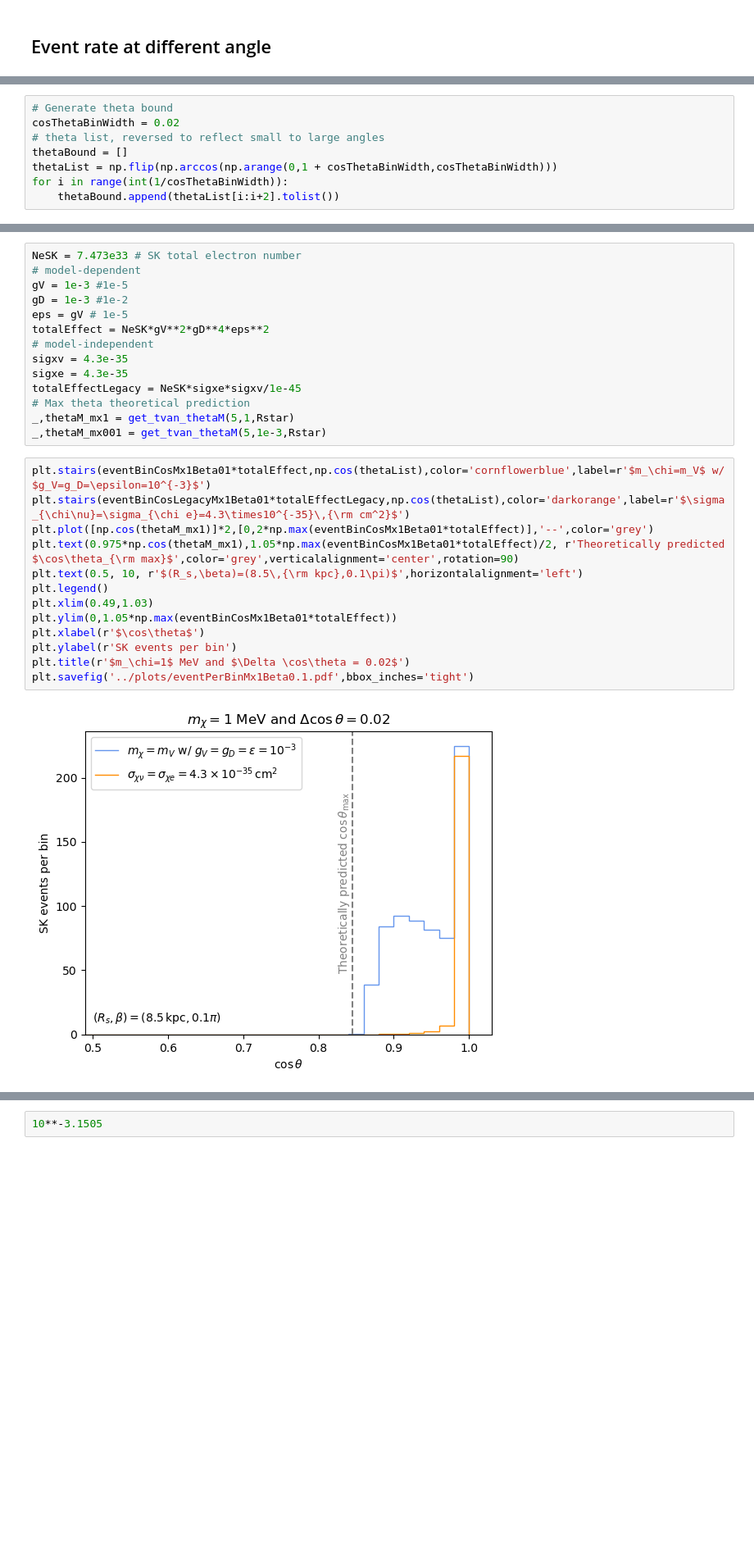
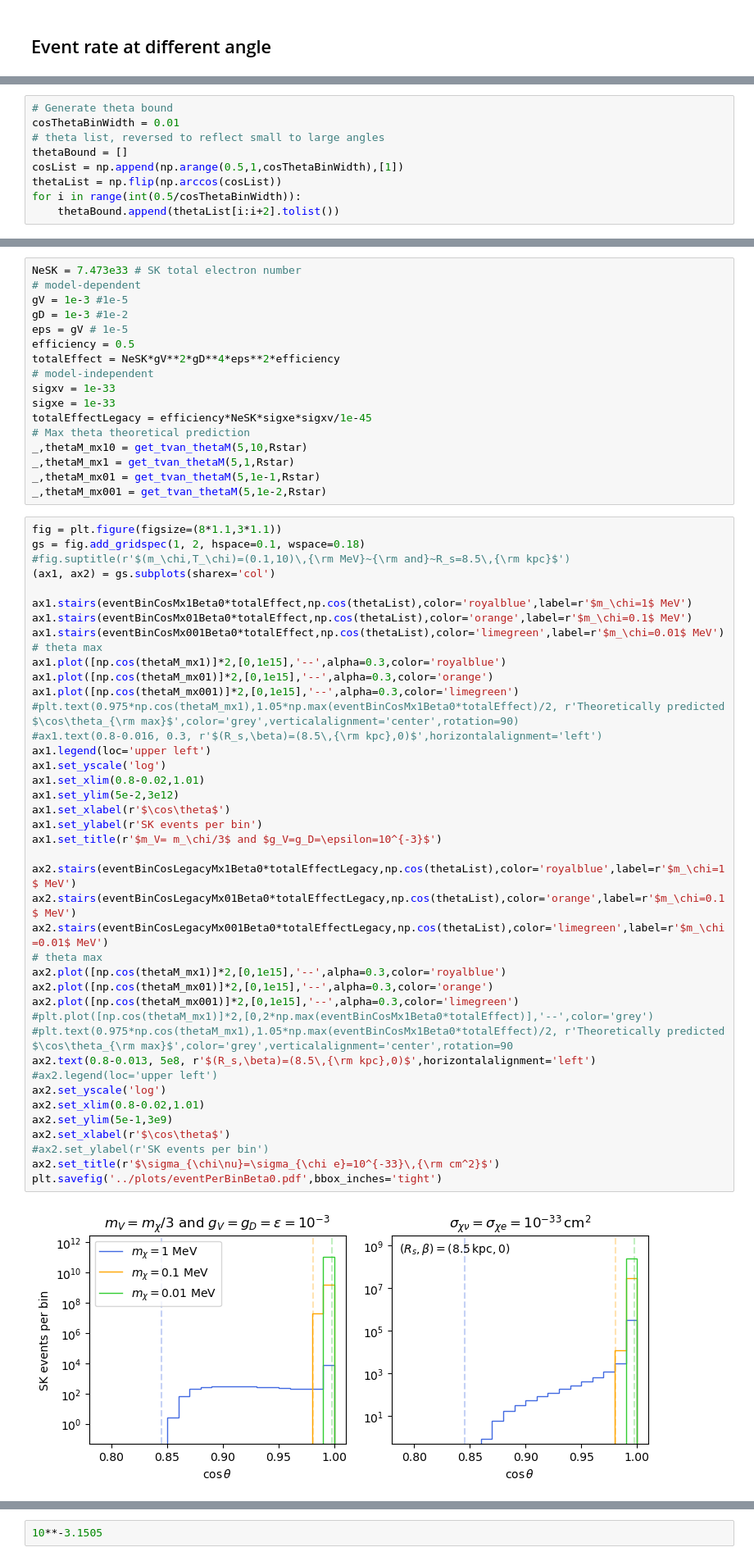
Before and after one commit to yenhsunlin/SNnuBDM2, a Jupyter notebook: src/example.ipynb, the cells around one changed output, grey strips where cells are left out. Shown at 82% size. Cells and saved outputs as stored; diff of their text form; blank space fills up the shorter version.

```diff
--- a/src/example.ipynb
+++ b/src/example.ipynb
@@ -408,10 +380,11 @@ def eventToF(thetaBound,tvan,mx,mV,Rstar,beta,legacy=False):
 # %%
 # Generate theta bound
-cosThetaBinWidth = 0.02
+cosThetaBinWidth = 0.01
 # theta list, reversed to reflect small to large angles
 thetaBound = []
-thetaList = np.flip(np.arccos(np.arange(0,1 + cosThetaBinWidth,cosThetaBinWidth)))
-for i in range(int(1/cosThetaBinWidth)):
+cosList = np.append(np.arange(0.5,1,cosThetaBinWidth),[1])
+thetaList = np.flip(np.arccos(cosList))
+for i in range(int(0.5/cosThetaBinWidth)):
     thetaBound.append(thetaList[i:i+2].tolist())
 # %%
 # cpu num
@@ -472,27 +474,58 @@ NeSK = 7.473e33 # SK total electron number
 gV = 1e-3 #1e-5
 gD = 1e-3 #1e-2
 eps = gV # 1e-5
-totalEffect = NeSK*gV**2*gD**4*eps**2
+efficiency = 0.5
+totalEffect = NeSK*gV**2*gD**4*eps**2*efficiency
 # model-independent
-sigxv = 4.3e-35
-sigxe = 4.3e-35
-totalEffectLegacy = NeSK*sigxe*sigxv/1e-45
+sigxv = 1e-33
+sigxe = 1e-33
+totalEffectLegacy = efficiency*NeSK*sigxe*sigxv/1e-45
 # Max theta theoretical prediction
+_,thetaM_mx10 = get_tvan_thetaM(5,10,Rstar)
 _,thetaM_mx1 = get_tvan_thetaM(5,1,Rstar)
-_,thetaM_mx001 = get_tvan_thetaM(5,1e-3,Rstar)
+_,thetaM_mx01 = get_tvan_thetaM(5,1e-1,Rstar)
+_,thetaM_mx001 = get_tvan_thetaM(5,1e-2,Rstar)
 # %%
-plt.stairs(eventBinCosMx1Beta01*totalEffect,np.cos(thetaList),color='cornflowerblue',label=r'$m_\chi=m_V$ w/ $g_V=g_D=\epsilon=10^{-3}$')
-plt.stairs(eventBinCosLegacyMx1Beta01*totalEffectLegacy,np.cos(thetaList),color='darkorange',label=r'$\sigma_{\chi\nu}=\sigma_{\chi e}=4.3\times10^{-35}\,{\rm cm^2}$')
-plt.plot([np.cos(thetaM_mx1)]*2,[0,2*np.max(eventBinCosMx1Beta01*totalEffect)],'--',color='grey')
-plt.text(0.975*np.cos(thetaM_mx1),1.05*np.max(eventBinCosMx1Beta01*totalEffect)/2, r'Theoretically predicted $\cos\theta_{\rm max}$',color='grey',verticalalignment='center',rotation=90)
-plt.text(0.5, 10, r'$(R_s,\beta)=(8.5\,{\rm kpc},0.1\pi)$',horizontalalignment='left')
-plt.legend()
-plt.xlim(0.49,1.03)
-plt.ylim(0,1.05*np.max(eventBinCosMx1Beta01*totalEffect))
-plt.xlabel(r'$\cos\theta$')
-plt.ylabel(r'SK events per bin')
-plt.title(r'$m_\chi=1$ MeV and $\Delta \cos\theta = 0.02$')
-plt.savefig('../plots/eventPerBinMx1Beta0.1.pdf',bbox_inches='tight')
+fig = plt.figure(figsize=(8*1.1,3*1.1))
+gs = fig.add_gridspec(1, 2, hspace=0.1, wspace=0.18)
+#fig.suptitle(r'$(m_\chi,T_\chi)=(0.1,10)\,{\rm MeV}~{\rm and}~R_s=8.5\,{\rm kpc}$')
+(ax1, ax2) = gs.subplots(sharex='col')
+
+ax1.stairs(eventBinCosMx1Beta0*totalEffect,np.cos(thetaList),color='royalblue',label=r'$m_\chi=1$ MeV')
+ax1.stairs(eventBinCosMx01Beta0*totalEffect,np.cos(thetaList),color='orange',label=r'$m_\chi=0.1$ MeV')
+ax1.stairs(eventBinCosMx001Beta0*totalEffect,np.cos(thetaList),color='limegreen',label=r'$m_\chi=0.01$ MeV')
+# theta max
+ax1.plot([np.cos(thetaM_mx1)]*2,[0,1e15],'--',alpha=0.3,color='royalblue')
+ax1.plot([np.cos(thetaM_mx01)]*2,[0,1e15],'--',alpha=0.3,color='orange')
+ax1.plot([np.cos(thetaM_mx001)]*2,[0,1e15],'--',alpha=0.3,color='limegreen')
+#plt.text(0.975*np.cos(thetaM_mx1),1.05*np.max(eventBinCosMx1Beta0*totalEffect)/2, r'Theoretically predicted $\cos\theta_{\rm max}$',color='grey',verticalalignment='center',rotation=90)
+#ax1.text(0.8-0.016, 0.3, r'$(R_s,\beta)=(8.5\,{\rm kpc},0)$',horizontalalignment='left')
+ax1.legend(loc='upper left')
+ax1.set_yscale('log')
+ax1.set_xlim(0.8-0.02,1.01)
+ax1.set_ylim(5e-2,3e12)
+ax1.set_xlabel(r'$\cos\theta$')
+ax1.set_ylabel(r'SK events per bin')
+ax1.set_title(r'$m_V= m_\chi/3$ and $g_V=g_D=\epsilon=10^{-3}$')
+
+ax2.stairs(eventBinCosLegacyMx1Beta0*totalEffectLegacy,np.cos(thetaList),color='royalblue',label=r'$m_\chi=1$ MeV')
+ax2.stairs(eventBinCosLegacyMx01Beta0*totalEffectLegacy,np.cos(thetaList),color='orange',label=r'$m_\chi=0.1$ MeV')
+ax2.stairs(eventBinCosLegacyMx001Beta0*totalEffectLegacy,np.cos(thetaList),color='limegreen',label=r'$m_\chi=0.01$ MeV')
+# theta max
+ax2.plot([np.cos(thetaM_mx1)]*2,[0,1e15],'--',alpha=0.3,color='royalblue')
+ax2.plot([np.cos(thetaM_mx01)]*2,[0,1e15],'--',alpha=0.3,color='orange')
+ax2.plot([np.cos(thetaM_mx001)]*2,[0,1e15],'--',alpha=0.3,color='limegreen')
+#plt.plot([np.cos(thetaM_mx1)]*2,[0,2*np.max(eventBinCosMx1Beta0*totalEffect)],'--',color='grey')
+#plt.text(0.975*np.cos(thetaM_mx1),1.05*np.max(eventBinCosMx1Beta0*totalEffect)/2, r'Theoretically predicted $\cos\theta_{\rm max}$',color='grey',verticalalignment='center',rotation=90
+ax2.text(0.8-0.013, 5e8, r'$(R_s,\beta)=(8.5\,{\rm kpc},0)$',horizontalalignment='left')
+#ax2.legend(loc='upper left')
+ax2.set_yscale('log')
+ax2.set_xlim(0.8-0.02,1.01)
+ax2.set_ylim(5e-1,3e9)
+ax2.set_xlabel(r'$\cos\theta$')
+#ax2.set_ylabel(r'SK events per bin')
+ax2.set_title(r'$\sigma_{\chi\nu}=\sigma_{\chi e}=10^{-33}\,{\rm cm^2}$')
+plt.savefig('../plots/eventPerBinBeta0.pdf',bbox_inches='tight')
 # %% [output]
-[figure, old version]
+[figure, new version]
 # %%
```
Also changed, not shown: parts of 8 cells of this notebook, 41 other files.
